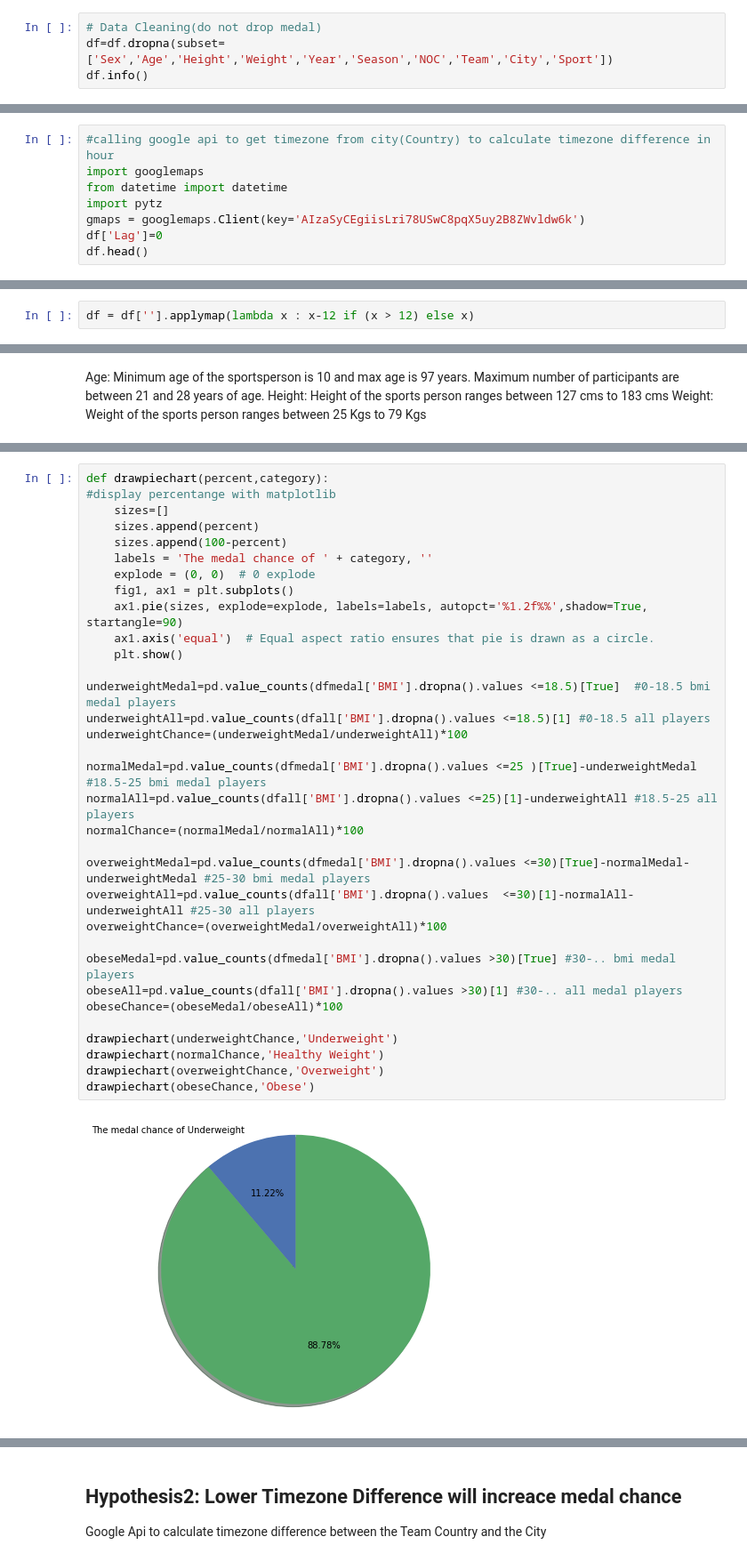
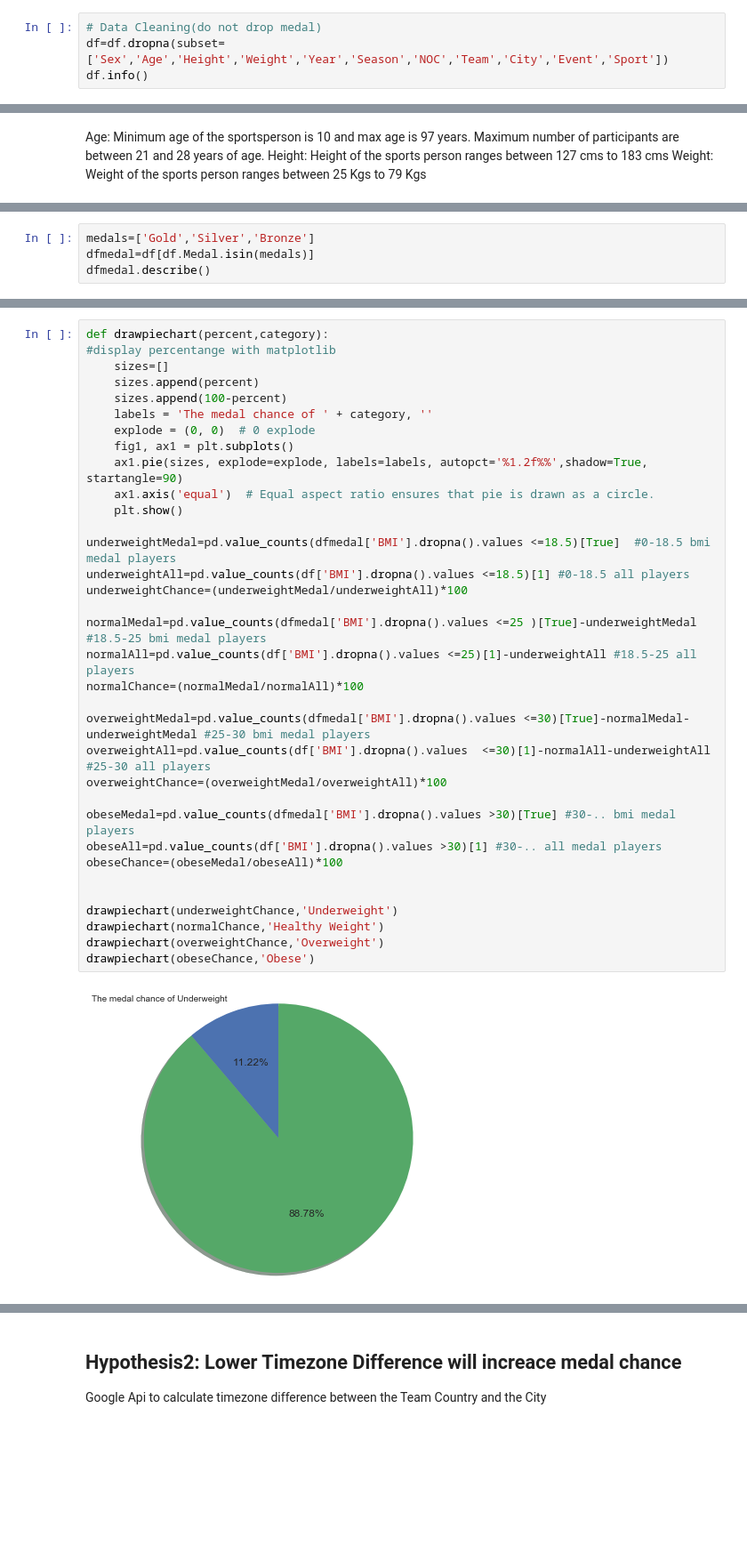
Before and after one commit to harryhancanada/learning, a Jupyter notebook: TeamProjectHarry.ipynb, the cells around one changed output, grey strips where cells are left out. Shown at 89% size. Drawn from its saved outputs; the diff is of its cells as text; blank space fills up the shorter version.

```diff
--- a/TeamProjectHarry.ipynb
+++ b/TeamProjectHarry.ipynb
@@ -41,6 +41,6 @@ memory usage: 31.0+ MB
 # %%
 # Data Cleaning(do not drop medal)
-df=df.dropna(subset=['Sex','Age','Height','Weight','Year','Season','NOC','Team','City','Sport'])
+df=df.dropna(subset=['Sex','Age','Height','Weight','Year','Season','NOC','Team','City','Event','Sport'])
 df.info()
 # %% [output]
 <class 'pandas.core.frame.DataFrame'>
@@ -92,8 +85,0 @@ Google Api to calculate timezone difference between the Team Country and the Cit
-# %%
-#calling google api to get timezone from city(Country) to calculate timezone difference in hour
-import googlemaps
-from datetime import datetime
-import pytz
-gmaps = googlemaps.Client(key='AIzaSyCEgiisLri78USwC8pqX5uy2B8ZWvldw6k')
-df['Lag']=0
-df.head()
@@ -121,3 +86 @@ IndexError: ('list index out of range', 'occurred at index 2262')
-# %%
-df = df[''].applymap(lambda x : x-12 if (x > 12) else x)
 # %% [markdown]
@@ -216,0 +117,4 @@ dfall['BMI']=round(dfall.Weight/(dfall.Height*dfall.Height/10000),2)
+# %%
+medals=['Gold','Silver','Bronze']
+dfmedal=df[df.Medal.isin(medals)]
+dfmedal.describe()
@@ -217,35 +265,36 @@ dfall['BMI']=round(dfall.Weight/(dfall.Height*dfall.Height/10000),2)
 # %%
 def drawpiechart(percent,category):
 #display percentange with matplotlib
     sizes=[]
     sizes.append(percent)
     sizes.append(100-percent)
     labels = 'The medal chance of ' + category, ''
     explode = (0, 0)  # 0 explode
     fig1, ax1 = plt.subplots()
     ax1.pie(sizes, explode=explode, labels=labels, autopct='%1.2f%%',shadow=True, startangle=90)
     ax1.axis('equal')  # Equal aspect ratio ensures that pie is drawn as a circle.
     plt.show()
 
 underweightMedal=pd.value_counts(dfmedal['BMI'].dropna().values <=18.5)[True]  #0-18.5 bmi medal players
-underweightAll=pd.value_counts(dfall['BMI'].dropna().values <=18.5)[1] #0-18.5 all players
+underweightAll=pd.value_counts(df['BMI'].dropna().values <=18.5)[1] #0-18.5 all players
 underweightChance=(underweightMedal/underweightAll)*100
 
 normalMedal=pd.value_counts(dfmedal['BMI'].dropna().values <=25 )[True]-underweightMedal #18.5-25 bmi medal players
-normalAll=pd.value_counts(dfall['BMI'].dropna().values <=25)[1]-underweightAll #18.5-25 all players
+normalAll=pd.value_counts(df['BMI'].dropna().values <=25)[1]-underweightAll #18.5-25 all players
 normalChance=(normalMedal/normalAll)*100
 
 overweightMedal=pd.value_counts(dfmedal['BMI'].dropna().values <=30)[True]-normalMedal-underweightMedal #25-30 bmi medal players
-overweightAll=pd.value_counts(dfall['BMI'].dropna().values  <=30)[1]-normalAll-underweightAll #25-30 all players
+overweightAll=pd.value_counts(df['BMI'].dropna().values  <=30)[1]-normalAll-underweightAll #25-30 all players
 overweightChance=(overweightMedal/overweightAll)*100
 
 obeseMedal=pd.value_counts(dfmedal['BMI'].dropna().values >30)[True] #30-.. bmi medal players
-obeseAll=pd.value_counts(dfall['BMI'].dropna().values >30)[1] #30-.. all medal players
+obeseAll=pd.value_counts(df['BMI'].dropna().values >30)[1] #30-.. all medal players
 obeseChance=(obeseMedal/obeseAll)*100
+
 
 drawpiechart(underweightChance,'Underweight')
 drawpiechart(normalChance,'Healthy Weight')
 drawpiechart(overweightChance,'Overweight')
 drawpiechart(obeseChance,'Obese')
 # %% [output]
-[figure, old version]
+[figure, new version]
```
Also changed, not shown: parts of 38 cells of this notebook.
